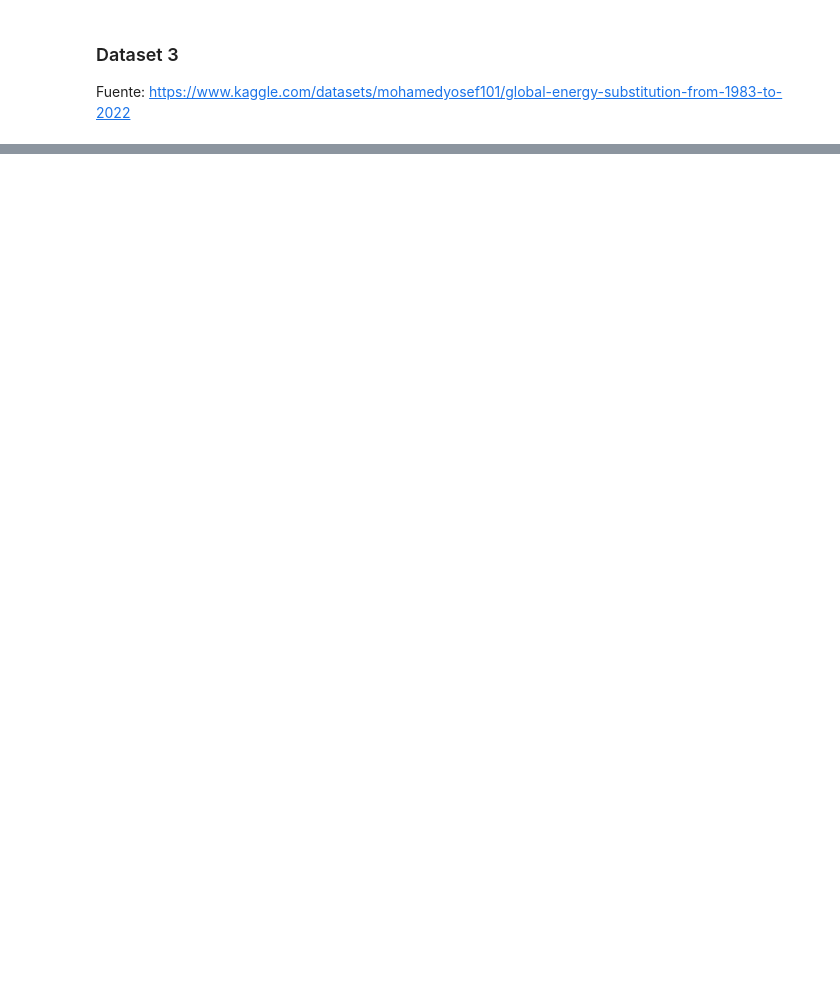
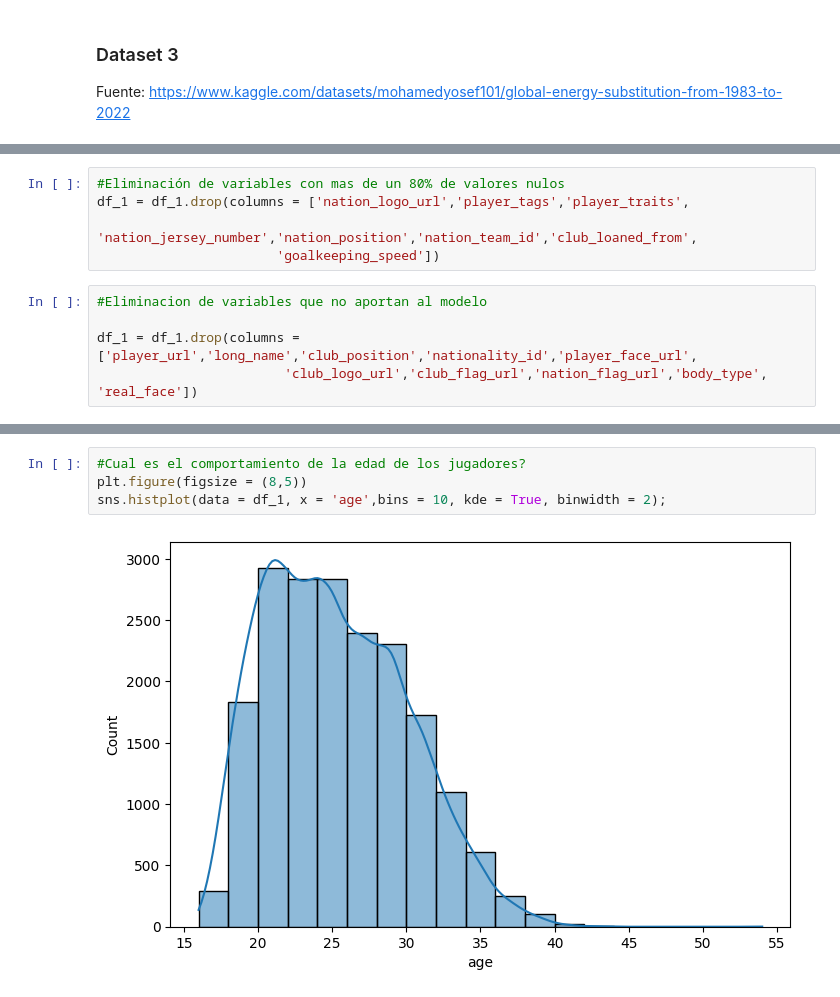
Before and after one commit to JavierBurgos-web/PROYECTO_ANALITICA_2da_entrega, a Jupyter notebook: 2da_entrega.ipynb, the cells around one changed output, grey strips where cells are left out. Saved outputs shown, nothing was run; the diff lists cells and outputs as text; blank space fills up the shorter version.

```diff
--- a/2da_entrega.ipynb
+++ b/2da_entrega.ipynb
@@ -92,0 +113,10 @@ df_4.head(5)
+# %%
+#Eliminación de variables con mas de un 80% de valores nulos
+df_1 = df_1.drop(columns = ['nation_logo_url','player_tags','player_traits',
+                        'nation_jersey_number','nation_position','nation_team_id','club_loaned_from',
+                       'goalkeeping_speed'])
+# %%
+#Eliminacion de variables que no aportan al modelo
+
+df_1 = df_1.drop(columns = ['player_url','long_name','club_position','nationality_id','player_face_url',
+                        'club_logo_url','club_flag_url','nation_flag_url','body_type', 'real_face'])
@@ -92,0 +143,6 @@ df_4.head(5)
+# %%
+#Cual es el comportamiento de la edad de los jugadores?
+plt.figure(figsize = (8,5))
+sns.histplot(data = df_1, x = 'age',bins = 10, kde = True, binwidth = 2);
+# %% [output]
+[figure, added]
```
Also changed, not shown: parts of 26 cells of this notebook.
